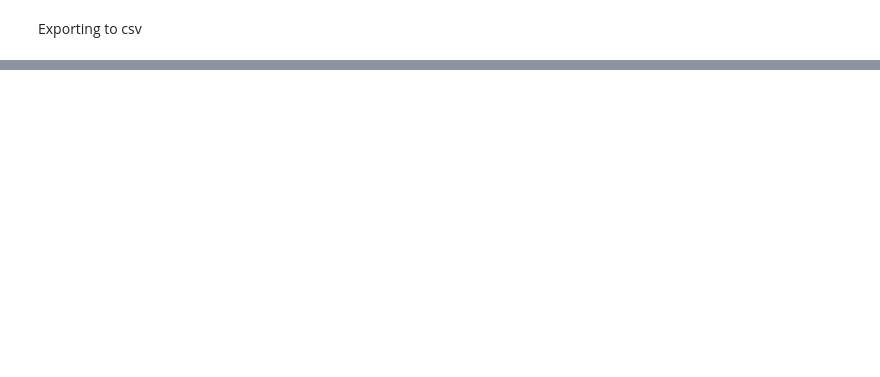
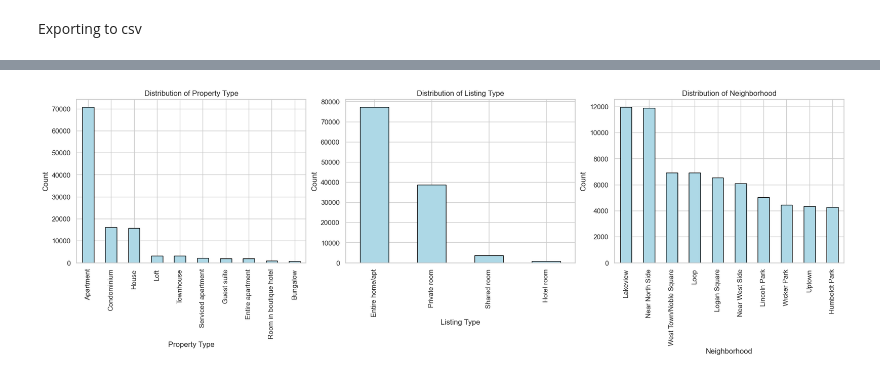
Before and after one commit to Vishnuanand77/airbnb-superhost-prediction, a Jupyter notebook: EDA.ipynb, the cells around one changed output, grey strips where cells are left out. Cells and saved outputs as stored; diff of their text form; code cells hidden in the pictures; blank space fills up the shorter version.

Commit message:
Added Charts

```diff
--- a/EDA.ipynb
+++ b/EDA.ipynb
@@ -392,0 +377,21 @@ dtype: int64
+# %%
+import matplotlib.pyplot as plt
+
+# Define the categorical columns
+categorical_cols = ['Property Type', 'Listing Type', 'Neighborhood']
+
+# Create subplots
+fig, axes = plt.subplots(1, len(categorical_cols), figsize=(18, 6), constrained_layout=True)
+
+# Iterate over each categorical column and create a bar plot
+for i, col in enumerate(categorical_cols):
+    ax = axes[i]
+    df[col].value_counts().head(10).plot(kind='bar', color='lightblue', edgecolor='black', ax=ax)
+    ax.set_title(f"Distribution of {col}")
+    ax.set_ylabel("Count")
+    ax.set_xlabel(col)
+
+# Display the plots
+plt.show()
+# %% [output]
+[figure, added]
```
Also changed, not shown: parts of 10 cells of this notebook, 1 other file.
